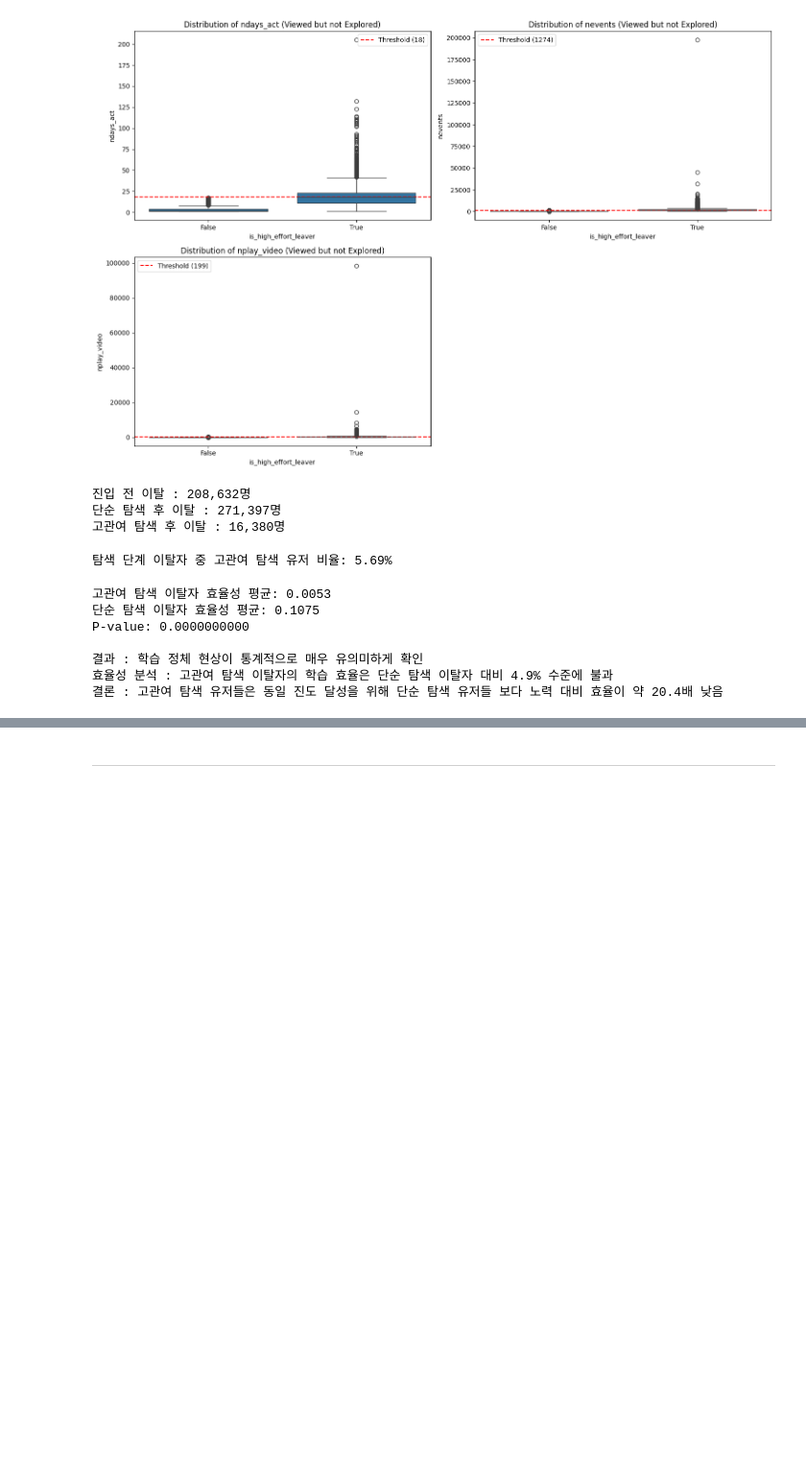
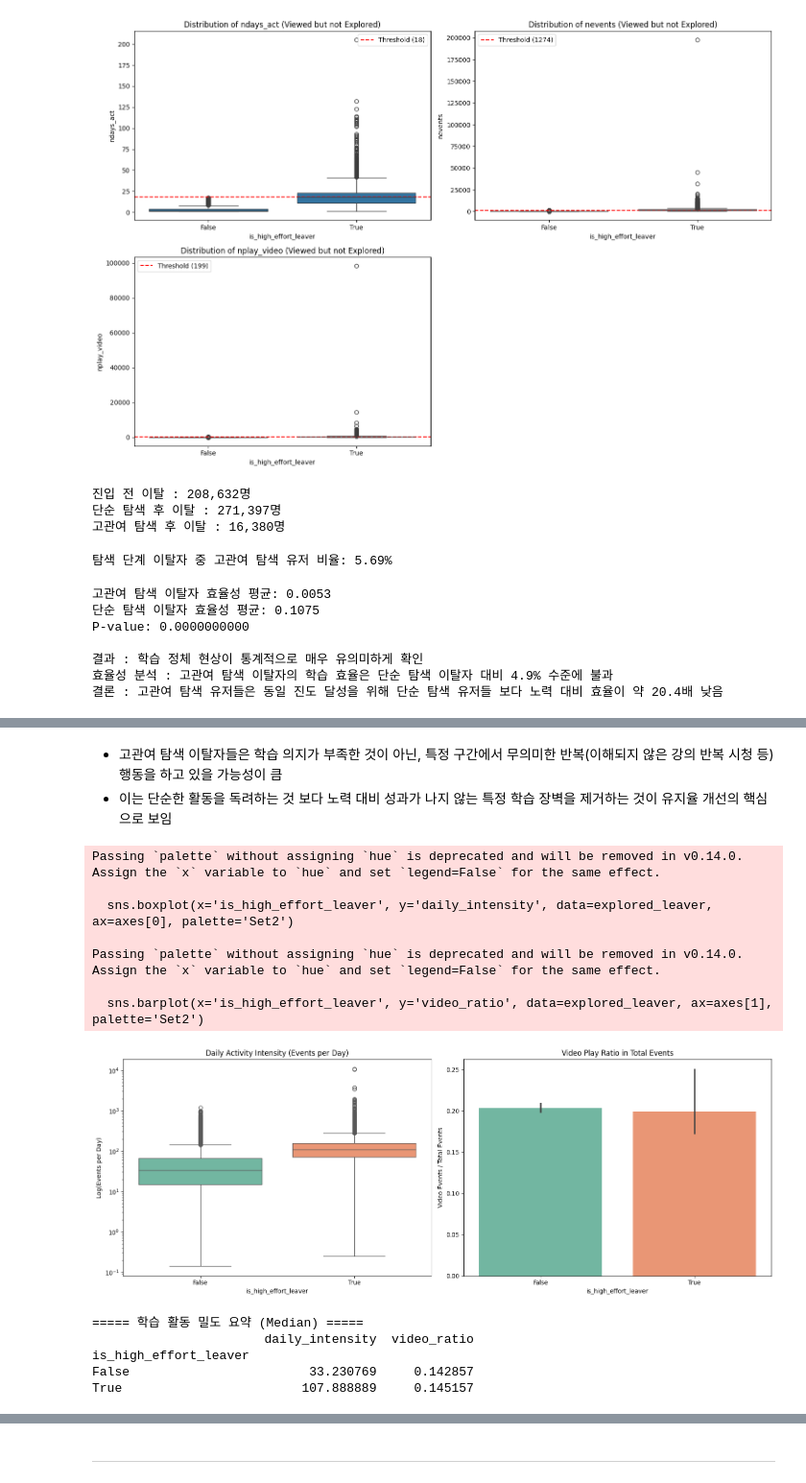
Before and after one commit to Ojirokim/data-analysis-practical-project, a Jupyter notebook: 김규리/eda.ipynb, the cells around one changed output, grey strips where cells are left out. Shown at 96% size. Saved outputs shown, nothing was run; the diff lists cells and outputs as text; code cells hidden in the pictures; blank space fills up the shorter version.

```diff
--- a/김규리/eda.ipynb
+++ b/김규리/eda.ipynb
@@ -445,9 +345,9 @@ P-value: 0.0000e+00
 - 이탈자들의 경우 30회 미만 구간에서 가장 많은 이탈 발생
 - 영상 재생 10회, 20회 달성 시마다 푸시 알림, 학습 포인트 지급 등 심리적 완주 독려
 # %%
-# explored 유저 분석
-df['grade'] = pd.to_numeric(df['grade'], errors='coerce')
+# # explored 유저 분석
+# df['grade'] = pd.to_numeric(df['grade'], errors='coerce')
 
-target = df[df['explored'] == 1]
-print("========== Explored 유저의 grade 통계 ==========")
-print(target['grade'].describe())
+# target = df[df['explored'] == 1]
+# print("========== Explored 유저의 grade 통계 ==========")
+# print(target['grade'].describe())
@@ -504,7 +390,8 @@ explored 된 유저 중 시험 미응시 비율 : 2.11%
 import matplotlib.pyplot as plt
 import seaborn as sns
 
-df = df.reset_index(drop=True)
+df = df.reset_index()
+df = df.loc[:, ~df.columns.duplicated()]
 
 # 임계값 설정
 thresholds = {
@@ -888,7 +724,7 @@ print(f"20대 고관여 이탈자 평균 활동일 : {young_stuck['ndays_act'].m
 import matplotlib.pyplot as plt
 import seaborn as sns
 
-df = df.reset_index(drop=True)
+# df = df.reset_index(drop=True)
 
 # 임계값 설정
 thresholds = {
@@ -986,0 +853,59 @@ P-value: 0.0000000000
+# %% [markdown]
+- 고관여 탐색 이탈자들은 학습 의지가 부족한 것이 아닌, 특정 구간에서 무의미한 반복(이해되지 않은 강의 반복 시청 등)행동을 하고 있을 가능성이 큼
+- 이는 단순한 활동을 독려하는 것 보다 노력 대비 성과가 나지 않는 특정 학습 장벽을 제거하는 것이 유지율 개선의 핵심으로 보임
+# %%
+import matplotlib.pyplot as plt
+import seaborn as sns
+
+# 실제 활동이 있는 탐색 중 이탈 유저
+explored_leaver = df[
+    (df['viewed'] == 1) &
+    (df['explored'] == 0) &
+    (df['nevents'] > 0) &
+    (df['nevents']).notna() &
+    (df['nplay_video'] > 0) &
+    (df['nplay_video']).notna()
+].copy()
+
+# 지표 계산
+# 일평균 활동 밀도
+explored_leaver['daily_intensity'] = explored_leaver['nevents'] / explored_leaver['ndays_act'].replace(0, 1)
+
+# 노력 대비 비디오 시청 비중
+explored_leaver['video_ratio'] = explored_leaver['nplay_video'] / explored_leaver['nevents']
+
+# 시각화
+fig, axes = plt.subplots(1, 2, figsize=(16, 6))
+
+# [왼쪽] 일평균 활동 밀도
+sns.boxplot(x='is_high_effort_leaver', y='daily_intensity', data=explored_leaver, ax=axes[0], palette='Set2')
+axes[0].set_title('Daily Activity Intensity (Events per Day)')
+axes[0].set_yscale('log')
+axes[0].set_ylabel('Log(Events per Day)')
+
+# [오른쪽] 노력 대비 비디오 시청 비중
+sns.barplot(x='is_high_effort_leaver', y='video_ratio', data=explored_leaver, ax=axes[1], palette='Set2')
+axes[1].set_title('Video Play Ratio in Total Events')
+axes[1].set_ylabel('Video Events / Total Events')
+
+plt.tight_layout()
+plt.show()
+
+# 통계 요약
+summary = explored_leaver.groupby('is_high_effort_leaver')[['daily_intensity', 'video_ratio']].median()
+print("===== 학습 활동 밀도 요약 (Median) =====")
+print(summary)
+# %% [output]
+Passing `palette` without assigning `hue` is deprecated and will be removed in v0.14.0. Assign the `x` variable to `hue` and set `legend=False` for the same effect.
+
+  sns.boxplot(x='is_high_effort_leaver', y='daily_intensity', data=explored_leaver, ax=axes[0], palette='Set2')
+
+Passing `palette` without assigning `hue` is deprecated and will be removed in v0.14.0. Assign the `x` variable to `hue` and set `legend=False` for the same effect.
+
+  sns.barplot(x='is_high_effort_leaver', y='video_ratio', data=explored_leaver, ax=axes[1], palette='Set2')
+[figure, added]
+===== 학습 활동 밀도 요약 (Median) =====
+                       daily_intensity  video_ratio
+is_high_effort_leaver
+False                        33.230769     0.142857
+True                        107.888889     0.145157
```
Also changed, not shown: parts of 48 cells of this notebook.
